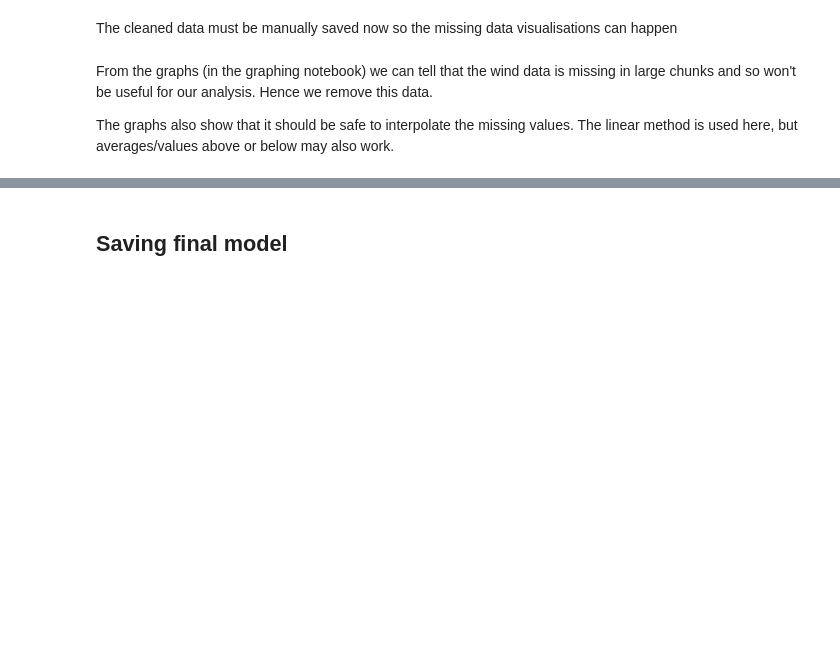
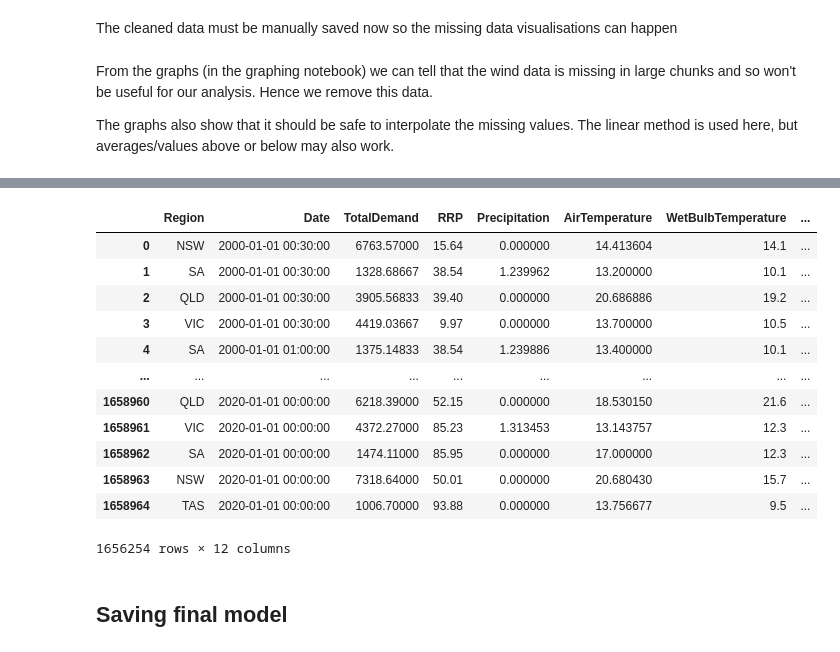
Before and after one commit to KamWithK/Temp2Enrgy, a Jupyter notebook: src/Data.ipynb, the cells around one changed output, grey strips where cells are left out. Cells and saved outputs as stored; diff of their text form; code cells hidden in the pictures; blank space fills up the shorter version.

Commit message:
accounted for region of recorded weather and energy data

```diff
--- a/src/Data.ipynb
+++ b/src/Data.ipynb
@@ -290,3 +303,11 @@ temperature_data[missing_columns] = temperature_data[missing_columns].interpolat
+# %%
+region_remove_number_map = {"SA1": "SA", "QLD1": "QLD", "NSW1": "NSW", "VIC1": "VIC", "TAS1": "TAS"}
+station_to_region_map = {23090: "SA", 40913: "QLD", 66062: "NSW", 86071: "VIC", 94029: "TAS", 86338: "VIC"}
+
+temperature_data["Region"] = temperature_data["StationNumber"].map(station_to_region_map)
+energy_data["Region"] = energy_data["Region"].map(region_remove_number_map)
+
+temperature_data.drop("StationNumber", axis=1, inplace=True)
 # %% [markdown]
 ## Combining energy and temperature data
 To merge the two dataframes together, we first ensure that both datasets are sorted according to date, we then merge them according to closest values.
@@ -298,7 +322,8 @@ If this was not the case, down sampling of one dataset would have to occur.
 energy_data.sort_values(by="Date", inplace=True)
 temperature_data.sort_values(by="Date", inplace=True)
 
-data = pd.merge_asof(energy_data, temperature_data, on="Date")
+data = pd.merge_asof(energy_data, temperature_data, on="Date", by="Region", tolerance=pd.Timedelta("30 min"))
 # %%
 get_null_counts(data)
+data.dropna(inplace=True)
 # %% [output]
@@ -306,3 +339,19 @@ Series([], dtype: float64)
+# %%
+data
+# %% [output]
+|  | Region | Date | TotalDemand | RRP | Precipitation | AirTemperature | WetBulbTemperature | ... |
+| 0 | NSW | 2000-01-01 00:30:00 | 6763.57000 | 15.64 | 0.000000 | 14.413604 | 14.1 | ... |
+| 1 | SA | 2000-01-01 00:30:00 | 1328.68667 | 38.54 | 1.239962 | 13.200000 | 10.1 | ... |
+| 2 | QLD | 2000-01-01 00:30:00 | 3905.56833 | 39.40 | 0.000000 | 20.686886 | 19.2 | ... |
+| 3 | VIC | 2000-01-01 00:30:00 | 4419.03667 | 9.97 | 0.000000 | 13.700000 | 10.5 | ... |
+| 4 | SA | 2000-01-01 01:00:00 | 1375.14833 | 38.54 | 1.239886 | 13.400000 | 10.1 | ... |
+| ... | ... | ... | ... | ... | ... | ... | ... | ... |
+| 1658960 | QLD | 2020-01-01 00:00:00 | 6218.39000 | 52.15 | 0.000000 | 18.530150 | 21.6 | ... |
+| 1658961 | VIC | 2020-01-01 00:00:00 | 4372.27000 | 85.23 | 1.313453 | 13.143757 | 12.3 | ... |
+| 1658962 | SA | 2020-01-01 00:00:00 | 1474.11000 | 85.95 | 0.000000 | 17.000000 | 12.3 | ... |
+| 1658963 | NSW | 2020-01-01 00:00:00 | 7318.64000 | 50.01 | 0.000000 | 20.680430 | 15.7 | ... |
+| 1658964 | TAS | 2020-01-01 00:00:00 | 1006.70000 | 93.88 | 0.000000 | 13.756677 | 9.5 | ... |
+1656254 rows × 12 columns
 # %% [markdown]
 ## Saving final model
 # %%
```
Also changed, not shown: parts of 4 cells of this notebook.
